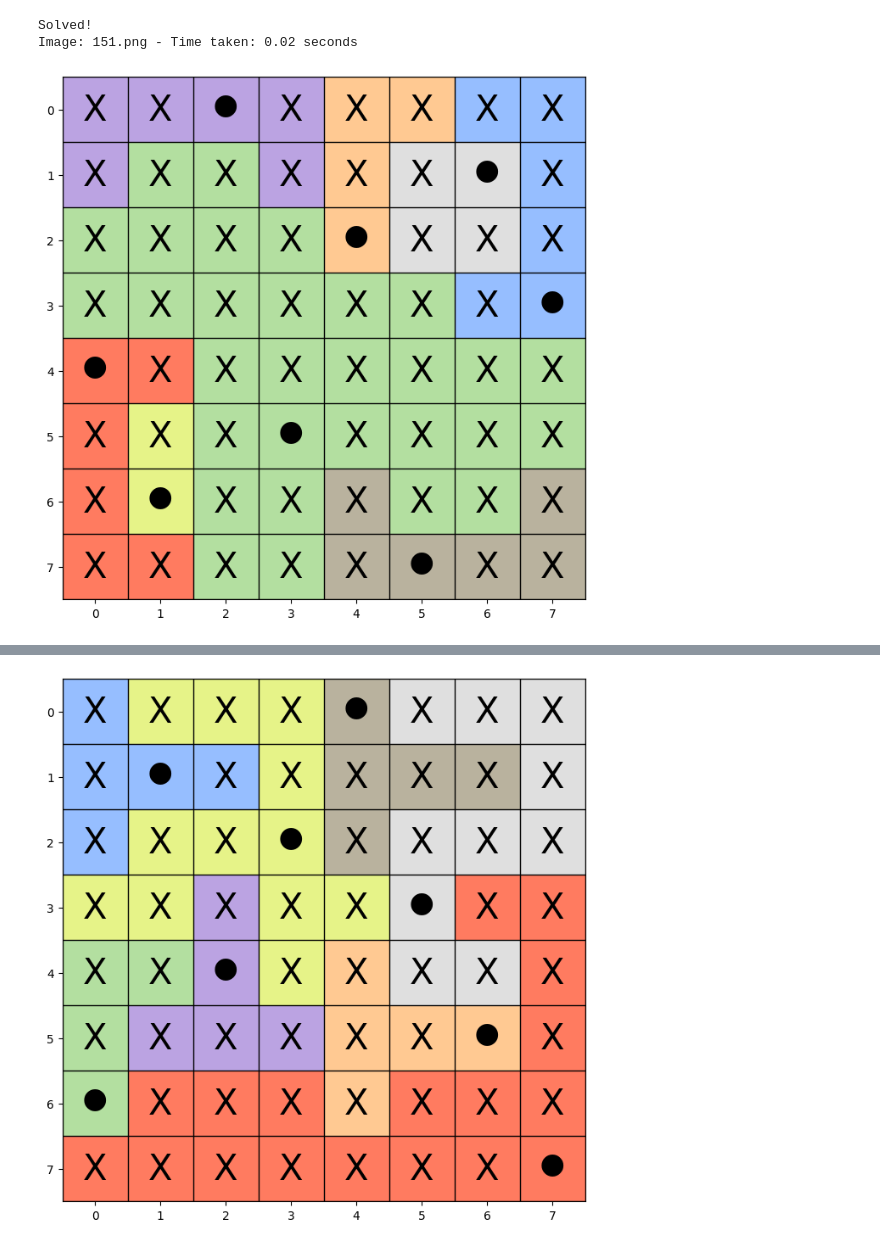
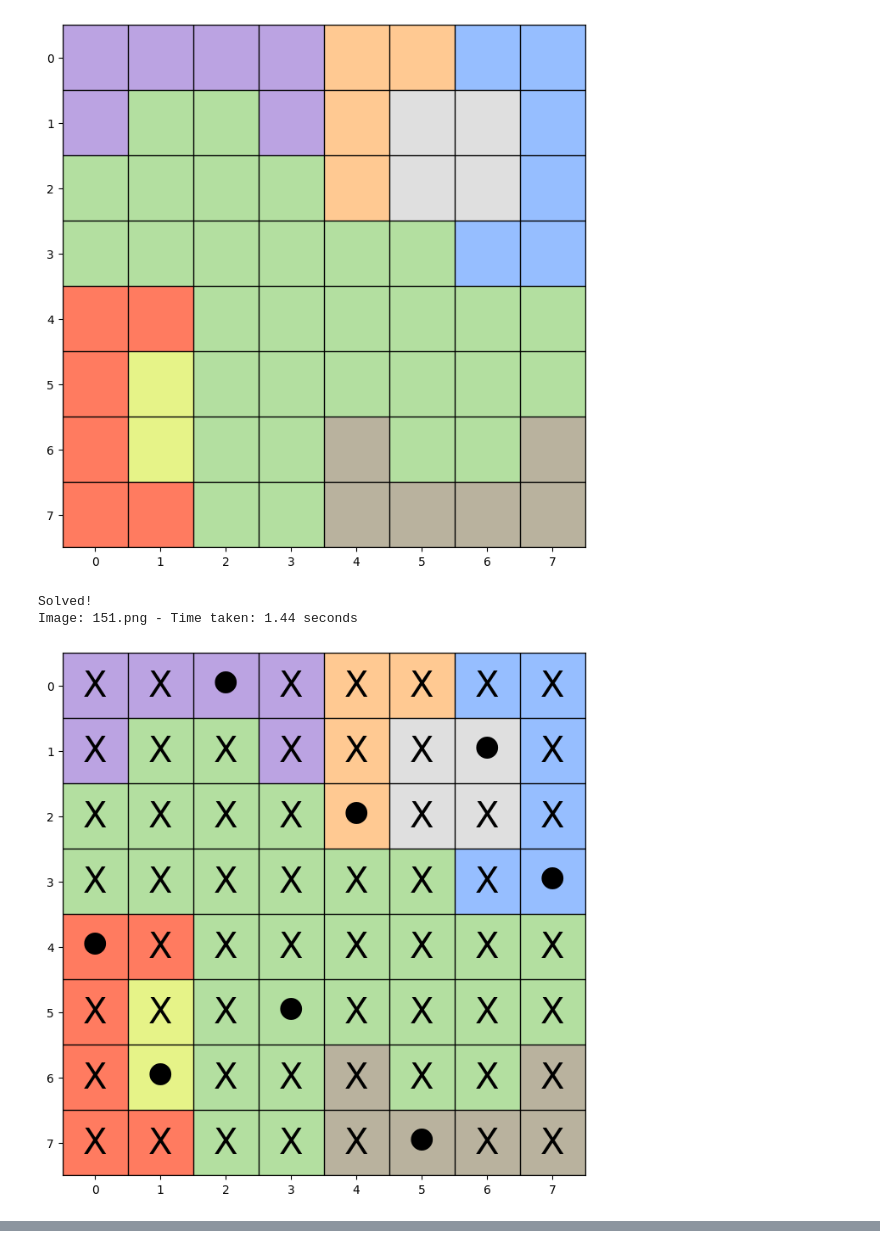
Before and after one commit to gmg00/queen_solver, a Jupyter notebook: main_notebook.ipynb, the cells around one changed output, grey strips where cells are left out. Cells and saved outputs as stored; diff of their text form; code cells hidden in the pictures.

```diff
--- a/main_notebook.ipynb
+++ b/main_notebook.ipynb
@@ -6,13 +6,15 @@ import time
 # %%
 for image_path in os.listdir("data/"):
     if image_path.endswith(".png"):
         t0 = time.time()
         color_matrix = get_color_matrix(f"data/{image_path}")
         indexed_matrix, color_dict = convert_color_matrix(color_matrix)
+        plot_indexed_matrix(indexed_matrix, color_dict)
         matrix = solver_final(indexed_matrix, color_dict)
         print(f"Image: {image_path} - Time taken: {time.time() - t0:.2f} seconds")
         plot_indexed_matrix(matrix, color_dict)
 # %% [output]
+[figure, new version]
 Solved!
-Image: 151.png - Time taken: 0.02 seconds
+Image: 151.png - Time taken: 1.44 seconds
-[figure, old version]
+[figure, new version]
@@ -21 +23,0 @@ Image: 170.png - Time taken: 0.04 seconds
-[figure, old version]
```
Also changed, not shown: parts of 7 cells of this notebook, 2 other files.
